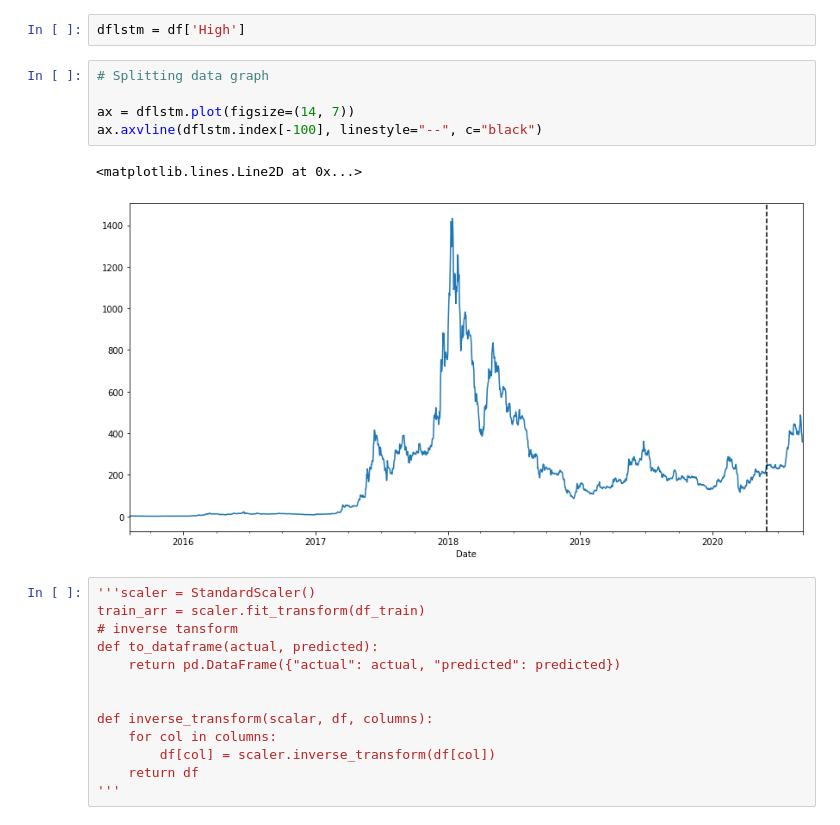
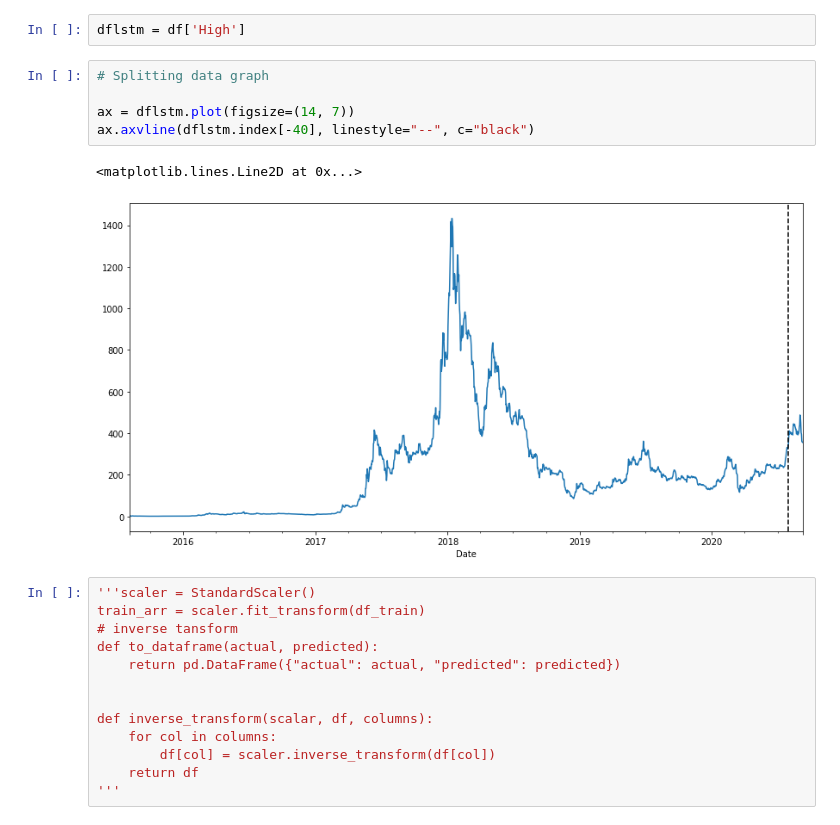
Before and after one commit to juan-ivan-NV/Btc_trading, a Jupyter notebook: Data_extraction_and_models_comparison.ipynb, the cells around one changed output. Drawn from its saved outputs; the diff is of its cells as text.

```diff
--- a/Data_extraction_and_models_comparison.ipynb
+++ b/Data_extraction_and_models_comparison.ipynb
@@ -591,11 +593,11 @@ dflstm = df['High']
 # %%
 # Splitting data graph
 
 ax = dflstm.plot(figsize=(14, 7))
-ax.axvline(dflstm.index[-100], linestyle="--", c="black")
+ax.axvline(dflstm.index[-40], linestyle="--", c="black")
 # %% [output]
 <matplotlib.lines.Line2D at 0x...>
-[figure, old version]
+[figure, new version]
 # %%
 '''scaler = StandardScaler()
 train_arr = scaler.fit_transform(df_train)
```
Also changed, not shown: parts of 17 cells of this notebook.
